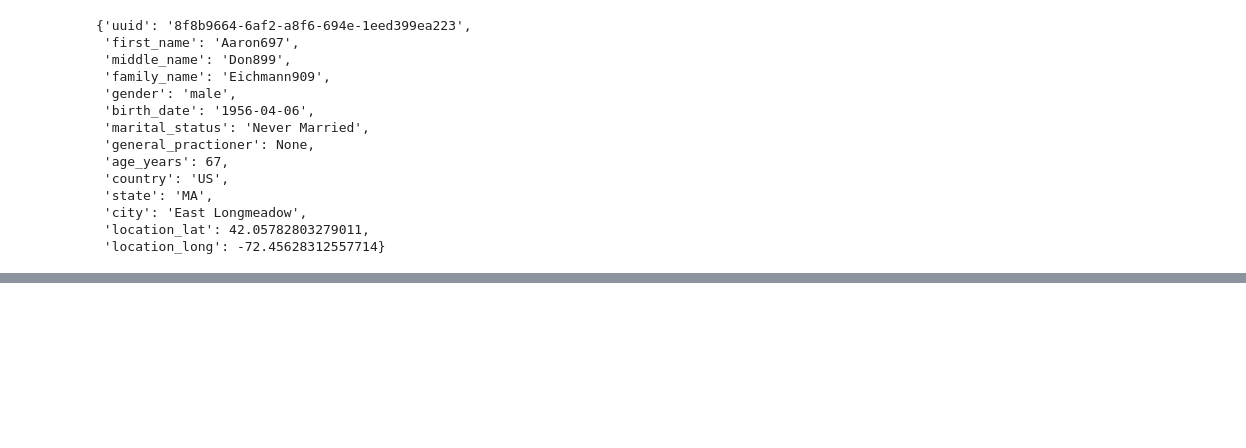
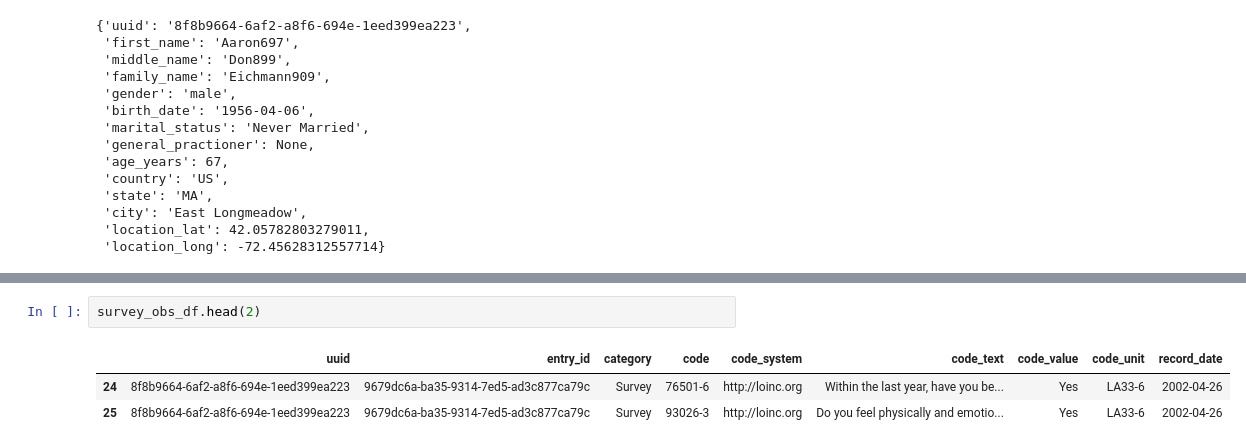
Before and after one commit to jburgener77/synthea_rwd_dash, a Jupyter notebook: 01_data_mining.ipynb, the cells around one changed output, grey strips where cells are left out. Cells and saved outputs as stored; diff of their text form; blank space fills up the shorter version.

```diff
--- a/01_data_mining.ipynb
+++ b/01_data_mining.ipynb
@@ -159,0 +410,6 @@ create_patient_entry(ex_resources)
+# %%
+survey_obs_df.head(2)
+# %% [output]
+|  | uuid | entry_id | category | code | code_system | code_text | code_value | code_unit | record_date |
+| 24 | 8f8b9664-6af2-a8f6-694e-1eed399ea223 | 9679dc6a-ba35-9314-7ed5-ad3c877ca79c | Survey | 76501-6 | http://loinc.org | Within the last year, have you be... | Yes | LA33-6 | 2002-04-26 |
+| 25 | 8f8b9664-6af2-a8f6-694e-1eed399ea223 | 9679dc6a-ba35-9314-7ed5-ad3c877ca79c | Survey | 93026-3 | http://loinc.org | Do you feel physically and emotio... | Yes | LA33-6 | 2002-04-26 |
```
Also changed, not shown: parts of 28 cells of this notebook.
